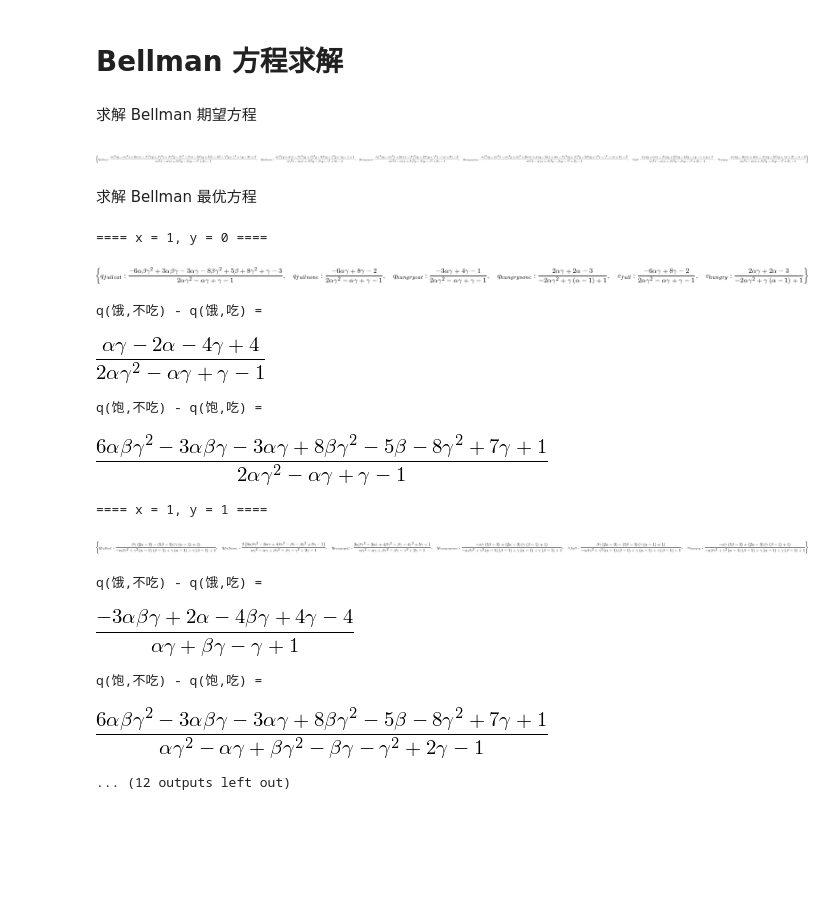
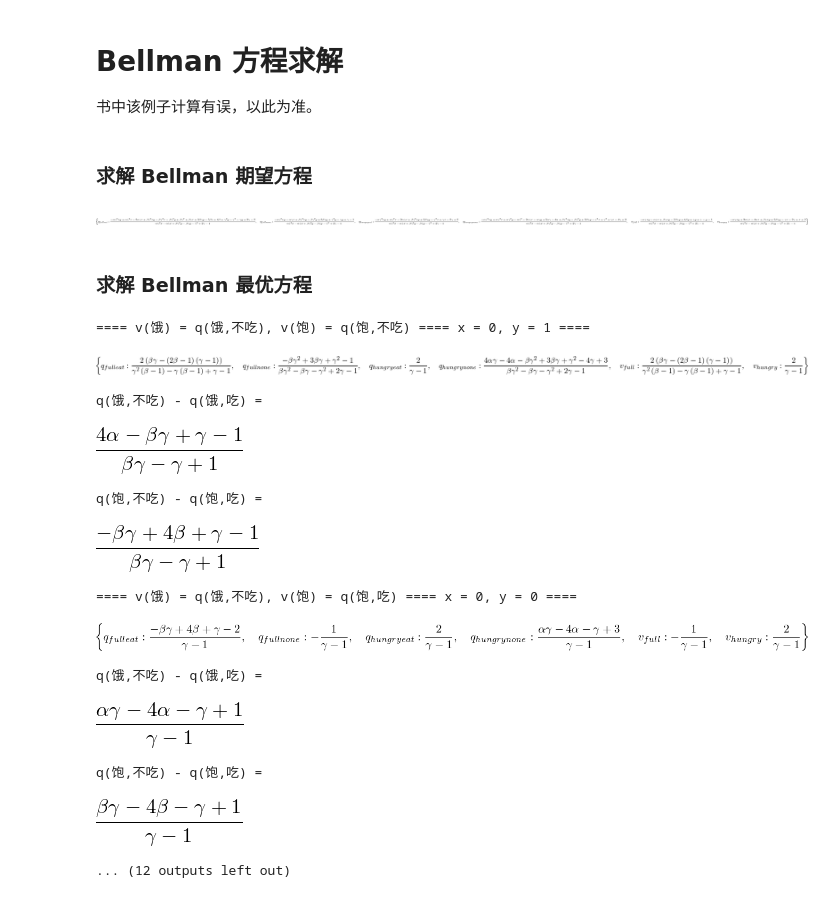
Before and after one commit to ZhiqingXiao/rl-book, a Jupyter notebook: chapter02_mdp/useBellman.ipynb, the cells around one changed output. Cells and saved outputs as stored; diff of their text form; code cells hidden in the pictures; blank space fills up the shorter version.

```diff
--- a/chapter02_mdp/useBellman.ipynb
+++ b/chapter02_mdp/useBellman.ipynb
@@ -1,11 +1,12 @@
 # %% [markdown]
 # Bellman 方程求解
+书中该例子计算有误，以此为准。
 # %%
 import sympy
 from sympy import symbols
 sympy.init_printing()
 # %% [markdown]
-求解 Bellman 期望方程
+### 求解 Bellman 期望方程
 # %%
 v_hungry, v_full = symbols('v_hungry v_full')
 q_hungry_eat, q_hungry_none, q_full_eat, q_full_none = \
@@ -15,48 +16,50 @@ x, y = symbols('x y')
 # %%
 system = sympy.Matrix((
         (1, 0, x-1, -x, 0, 0, 0),
         (0, 1, 0, 0, -y, y-1, 0),
-        (-gamma, 0, 1, 0, 0, 0, 2),
-        ((alpha-1)*gamma, -alpha*gamma, 0, 1, 0, 0, -4*alpha+3),
-        (-beta*gamma, (beta-1)*gamma, 0, 0, 1, 0, 4*beta-2),
-        (0, -gamma, 0, 0, 0, 1, -1) ))
+        (-gamma, 0, 1, 0, 0, 0, -2),
+        ((alpha-1)*gamma, -alpha*gamma, 0, 1, 0, 0, 4*alpha-3),
+        (-beta*gamma, (beta-1)*gamma, 0, 0, 1, 0, -4*beta+2),
+        (0, -gamma, 0, 0, 0, 1, 1) ))
 sympy.solve_linear_system(system,
         v_hungry, v_full,
         q_hungry_eat, q_hungry_none, q_full_eat, q_full_none)
 # %% [output]
-[figure, old version]
+[figure, new version]
 # %% [markdown]
-求解 Bellman 最优方程
+### 求解 Bellman 最优方程
 # %%
-xy_tuples = ((1, 0), (1, 1), (0, 1), (0, 0))
+xy_tuples = ((0, 1), (0, 0), (1, 1), (1, 0))
 for x, y in xy_tuples:
     system = sympy.Matrix((
             (1, 0, x-1, -x, 0, 0, 0),
             (0, 1, 0, 0, -y, y-1, 0),
-            (-gamma, 0, 1, 0, 0, 0, 1),
-            ((alpha-1)*gamma, -alpha*gamma, 0, 1, 0, 0, 2*alpha-3),
-            (-beta*gamma, (beta-1)*gamma, 0, 0, 1, 0, -5*beta+3),
-            (-2*gamma,  0, 0, 0, 0, 1, 2) ))
+            (-gamma, 0, 1, 0, 0, 0, -2),
+            ((alpha-1)*gamma, -alpha*gamma, 0, 1, 0, 0, 4*alpha-3),
+            (-beta*gamma, (beta-1)*gamma, 0, 0, 1, 0, -4*beta+2),
+            (0, -gamma, 0, 0, 0, 1, 1) ))
     result = sympy.solve_linear_system(system,
             v_hungry, v_full,
             q_hungry_eat, q_hungry_none, q_full_eat, q_full_none, simplification=True)
-    print('==== x = {}, y = {} ===='.format(x, y))
+    msgx = 'v(饿) = q(饿,{}吃)'.format('' if x else '不')
+    msgy = 'v(饱) = q(饱,{}吃)'.format('不' if y else '')
+    print('==== {}, {} ==== x = {}, y = {} ===='.format(msgx, msgy, x, y))
     display(result)
     print('q(饿,不吃) - q(饿,吃) =')
     display(sympy.simplify(result[q_hungry_none] - result[q_hungry_eat]))
     print('q(饱,不吃) - q(饱,吃) =')
     display(sympy.simplify(result[q_full_none] - result[q_full_eat]))
 # %% [output]
-==== x = 1, y = 0 ====
+==== v(饿) = q(饿,不吃), v(饱) = q(饱,不吃) ==== x = 0, y = 1 ====
-[figure, old version]
+[figure, new version]
 q(饿,不吃) - q(饿,吃) =
-[figure, old version]
+[figure, new version]
 q(饱,不吃) - q(饱,吃) =
-[figure, old version]
+[figure, new version]
-==== x = 1, y = 1 ====
+==== v(饿) = q(饿,不吃), v(饱) = q(饱,吃) ==== x = 0, y = 0 ====
-[figure, old version]
+[figure, new version]
 q(饿,不吃) - q(饿,吃) =
-[figure, old version]
+[figure, new version]
 q(饱,不吃) - q(饱,吃) =
-[figure, old version]
+[figure, new version]
 ... (12 outputs left out)
```
Also changed, not shown: 2 other files.
